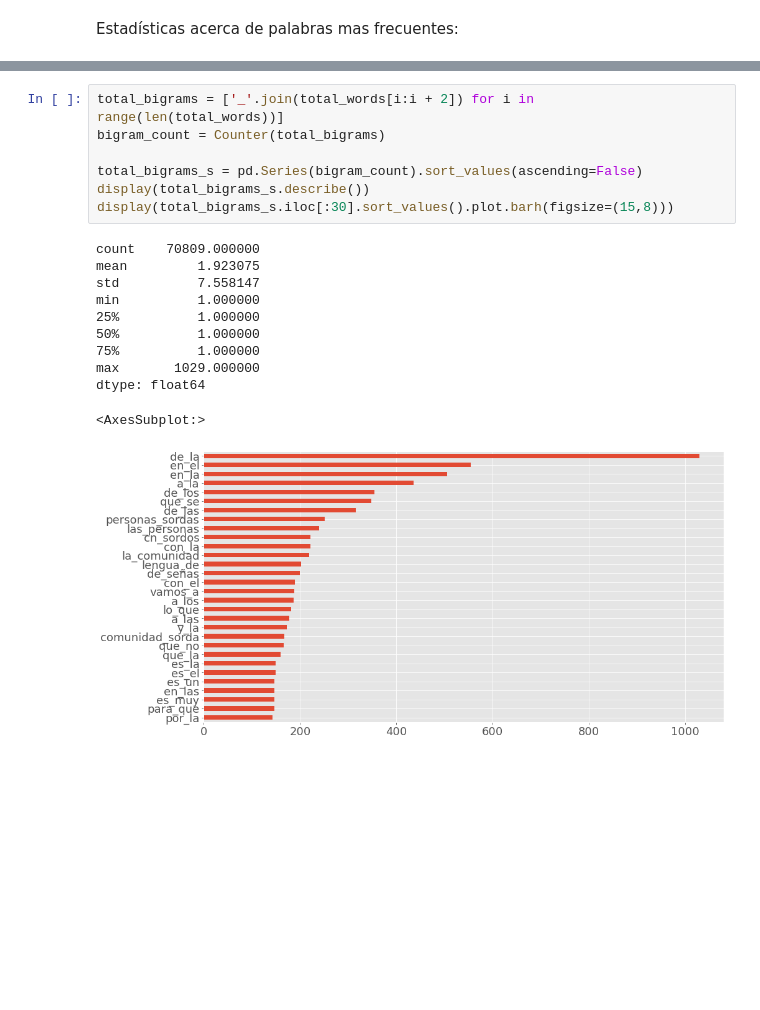
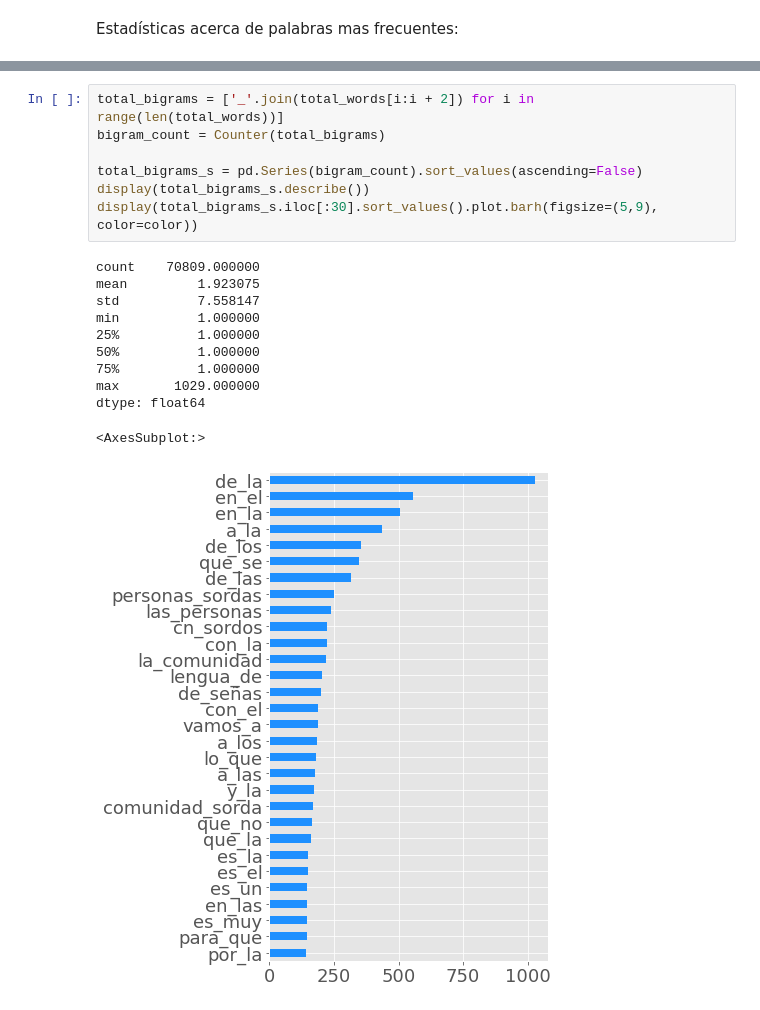
Before and after one commit to midusi/LSA-T, a Jupyter notebook: visualization/samples_analysis.ipynb, the cells around one changed output, grey strips where cells are left out. Cells and saved outputs as stored; diff of their text form; blank space fills up the shorter version.

```diff
--- a/visualization/samples_analysis.ipynb
+++ b/visualization/samples_analysis.ipynb
@@ -225,22 +179,22 @@ dtype: float64
 # %%
 total_bigrams = ['_'.join(total_words[i:i + 2]) for i in range(len(total_words))]
 bigram_count = Counter(total_bigrams)
 
 total_bigrams_s = pd.Series(bigram_count).sort_values(ascending=False)
 display(total_bigrams_s.describe())
-display(total_bigrams_s.iloc[:30].sort_values().plot.barh(figsize=(15,8)))
+display(total_bigrams_s.iloc[:30].sort_values().plot.barh(figsize=(5,9), color=color))
 # %% [output]
 count    70809.000000
 mean         1.923075
 std          7.558147
 min          1.000000
 25%          1.000000
 50%          1.000000
 75%          1.000000
 max       1029.000000
 dtype: float64
 <AxesSubplot:>
-[figure, old version]
+[figure, new version]
 # %%
 total_trigrams = ['_'.join(total_words[i:i + 3]) for i in range(len(total_words))]
 trigram_count = Counter(total_trigrams)
```
Also changed, not shown: parts of 6 cells of this notebook, 4 other files.
